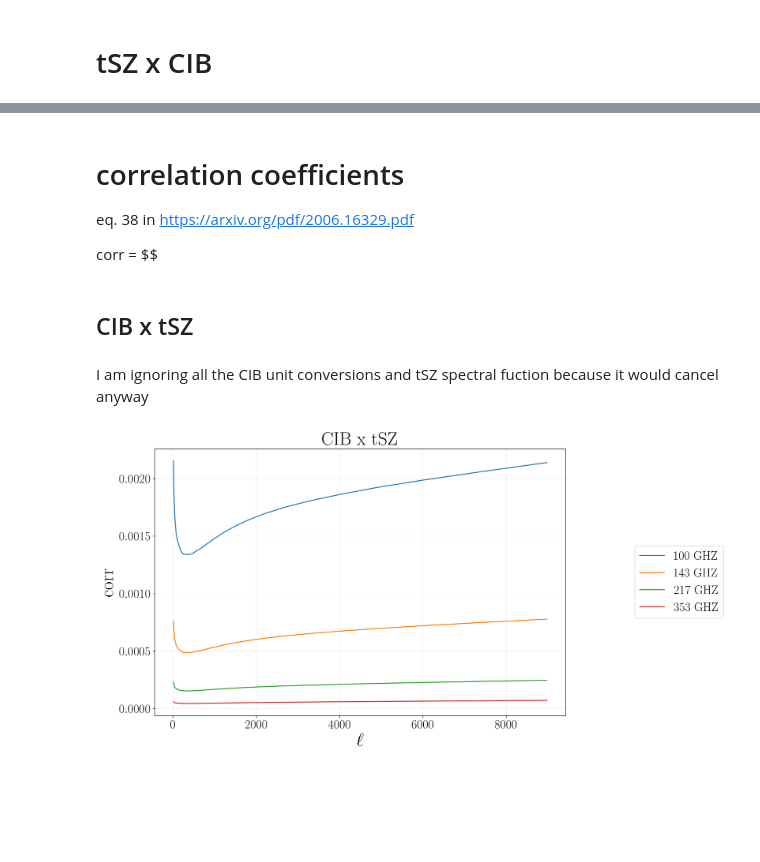
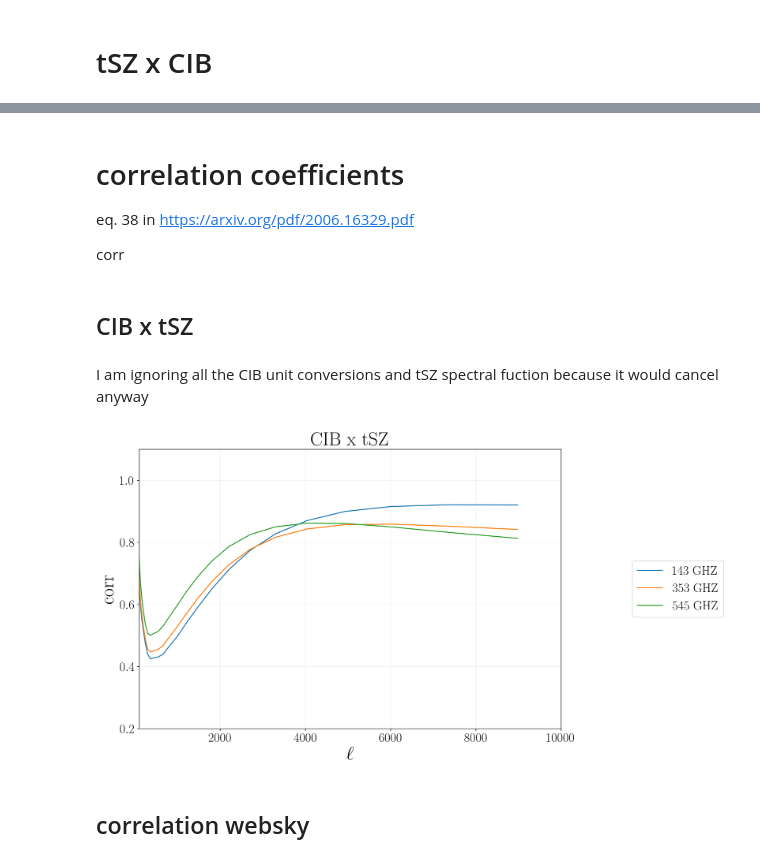
Before and after one commit to olakusiak/deCIBing, a Jupyter notebook: class-sz_curves_tSZ_CIB.ipynb, the cells around one changed output, grey strips where cells are left out. Cells and saved outputs as stored; diff of their text form; code cells hidden in the pictures; blank space fills up the shorter version.

Commit message:
fix in class-sz, updated correlations

```diff
--- a/class-sz_curves_tSZ_CIB.ipynb
+++ b/class-sz_curves_tSZ_CIB.ipynb
@@ -15,8 +14,9 @@ plt.rc_context({'axes.autolimit_mode': 'round_numbers'})
 # %% [output]
 <contextlib._GeneratorContextManager at 0x...>
 # %%
-nu_list = 100,143,217,353,
-nu_list_str = '100,143,217,353'
+nu_list = 143,353,545
+nu_list_str = '143,353,545'
 
 path_save = "/Users/aleksandra/Desktop/ILC/ILC_class-sz_curves/"
 path_to_files = '/Users/aleksandra/software/class_sz/sz_auxiliary_files/'
+nu_list[1]
@@ -287,0 +471,31 @@ not reproducing Fig 3 in Fiona/Mat but params different ?
+# %%
+plt.figure(figsize=(12,8))
+plt.xlabel(r"$\ell$", size=30)
+plt.ylabel(r"$C_l^{\nu \nu} \,\,\, [Jy^2/sr]$", size=30)
+plt.yticks(fontsize=30)
+plt.xticks(fontsize=30)
+plt.title(r'CIB $\times$ CIB', fontsize=30)
+plt.grid(which='both',alpha=0.2)
+plt.yscale("log")
+plt.xscale("log")
+plt.xlim(10, 10000)
+plt.ylim(1, 4*1e5)
+
+#class-sz
+for (i,nu) in enumerate(nu_list[:3]):
+    #CIB
+    ell_cib = np.asarray(cl_cib_cib[str(nu)+'x'+str(nu)]['ell'])
+    cls_to_dls = ell_cib*(ell_cib+1)/2/np.pi
+    dls_cib_1h = np.asarray(cl_cib_cib[str(nu_list[i])+'x'+str(nu_list[i])]['1h'])
+    dls_cib_2h = np.asarray(cl_cib_cib[str(nu_list[i])+'x'+str(nu_list[i])]['2h'])
+    plt.plot(ell_cib, (dls_cib_1h + dls_cib_2h)/cls_to_dls, label=r' %.1i'%(nu))
+#websky
+#plt.plot(1e12*ws_cib217, "--", label=r'websky, 217')
+plt.plot(1e12*ws_cib353, "--", label=r'websky, 353')
+#plt.plot(1e12*ws_cib545, "--", label=r'websky, 545')
+
+#ccl
+plt.plot(l_ccl_353, cl_ccl_353, ":", label=r'ccl, 353')
+plt.plot(l_ccl_545, cl_ccl_545, ":", label=r'ccl, 545')
+
+plt.legend( fontsize=20)
@@ -361,42 +605,46 @@ plt.legend(loc='right',  fontsize=20)
 
 eq. 38 in https://arxiv.org/pdf/2006.16329.pdf
 
-corr = $$
+corr
 # %% [markdown]
 ## CIB x tSZ
-# %% [markdown]
-I am ignoring all the CIB unit conversions and tSZ spectral fuction because it would cancel anyway
+# %% [markdown]
+I am ignoring all the CIB unit conversions and tSZ spectral fuction because it would cancel anyway
 # %%
 ell_cib = np.asarray(cl_cib_cib[str(nu_list[0])+'x'+str(nu_list[0])]['ell'])
 cls_to_dls = ell_cib*(ell_cib+1.)/2./np.pi
 
 plt.figure(figsize=(12,8), dpi=250)
 plt.xlabel(r"$\ell$", fontsize=30)
 plt.ylabel(r"corr", fontsize=30)
 plt.title('CIB x tSZ', fontsize=30)
+plt.xlim(100, 10000)
+plt.ylim(0.2, 1.1)
 
 for (i,nu) in enumerate(nu_list):
     ## tSZ
     tsz_tsz = yy
 
     ## CIB
     cls_cib_1h = np.asarray(cl_cib_cib[str(nu_list[i])+'x'+str(nu_list[i])]['1h'])
     cls_cib_2h = np.asarray(cl_cib_cib[str(nu_list[i])+'x'+str(nu_list[i])]['2h'])
     CIB = (cls_cib_1h+cls_cib_2h)
 
     #tSZ x CIB
     ell_tsz_cib = np.asarray(cl_tsz_cib[str(nu_list[0])]['ell'])
     cl_y_cib_1h = np.asarray(cl_tsz_cib[str(nu)]['1h'])
     cl_y_cib_2h = np.asarray(cl_tsz_cib[str(nu)]['2h'])
     CIBy = (cl_y_cib_1h+cl_y_cib_2h)
 
     #correlation coeff
     corr = CIBy/np.sqrt(CIB*yy)
     plt.plot(ell_tsz_cib, corr, label = "%.1i GHZ"%(nu))
 
     plt.yticks(fontsize=20)
     plt.xticks(fontsize=20)
     plt.grid(which='both',alpha=0.2)
     plt.legend(loc='right',bbox_to_anchor=(1.4, 0.5), fontsize=20)
 # %% [output]
-[figure, old version]
+[figure, new version]
+# %% [markdown]
+## correlation websky
```
Also changed, not shown: parts of 38 cells of this notebook, 13 other files.
